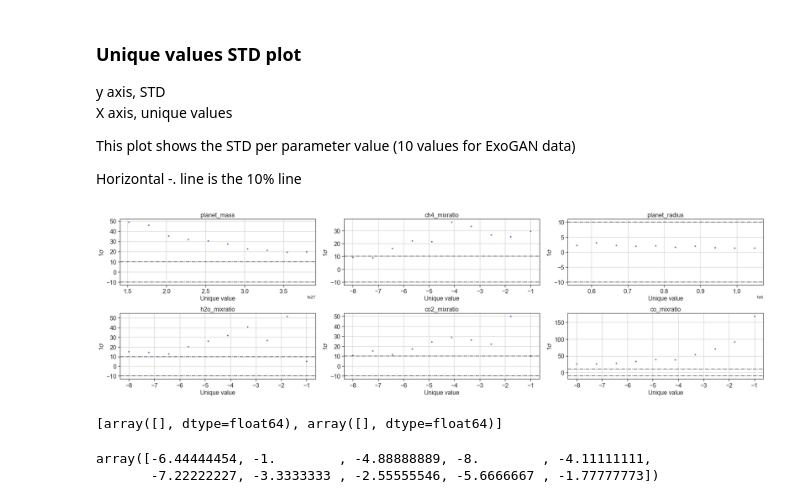
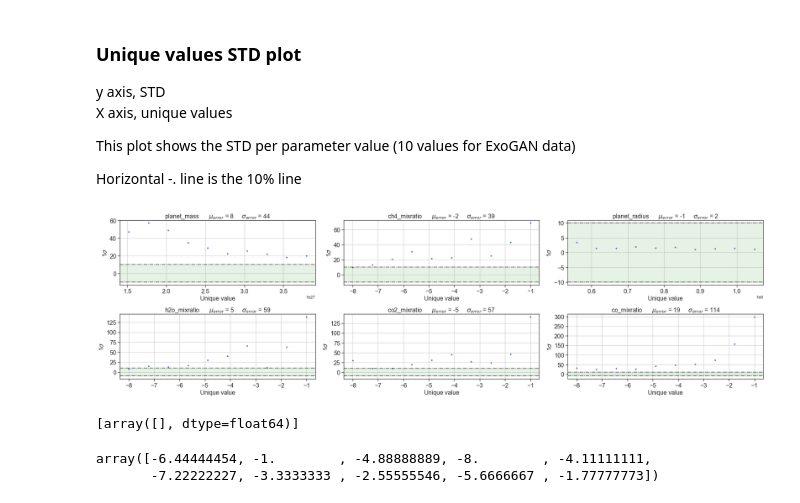
Before and after one commit to deKeijzer/SRON-DCGAN, a Jupyter notebook: notebooks/error analysis.ipynb, the cells around one changed output. Saved outputs shown, nothing was run; the diff lists cells and outputs as text; code cells hidden in the pictures.

```diff
--- a/notebooks/error analysis.ipynb
+++ b/notebooks/error analysis.ipynb
@@ -23,7 +23,7 @@ sns.set(style='ticks')
 # %% [markdown]
 # load inpainting data from the inpainting notebook(s)
 # %%
-general_name = 'hhs_0_5000_1_new_*' # general filename, e.g. 'test' for test_reals.npy, test_inpainteds.npy... etc.
+general_name = 'debug' # general filename, e.g. 'test' for test_reals.npy, test_inpainteds.npy... etc.
 
 # get the file paths of the result files
 reals = glob('gan_data//val_errors//'+general_name+'_reals.npy')
@@ -338,40 +341,42 @@ plt.figure(figsize=((25,10)))
 
 for i,param in enumerate(params):
     uniques = df[param+'_real'].unique()
 
     counts = []
     stds = []
     for unique in uniques:
         t = df[param+'_error'][(df[param+'_real'] == unique)]
         std = t.std()
         count = t.count()
         #print(count, std)
 
         counts.append(count)
         stds.append(std)
 
     plt.subplot(3,3,i+1)
     plt.plot(uniques, stds, '.')
 
     plt.axhline(y=10,  color='black', linestyle='-.', alpha=0.7, label='10%')
     plt.axhline(y=-10,  color='black', linestyle='-.', alpha=0.7)
+    plt.axhspan(10, -10, alpha=0.1, color='green')
 
     """layout"""""
     plt.xticks(fontsize=fontsize)
     plt.yticks(fontsize=fontsize)
 
     plt.grid()
-    plt.title(param, fontsize=fontsize)
+    title_text = r'%s      $\mu_{error}$ = %.0f     $\sigma_{error}$ = %.0f' % (param, df[param+'_error'].mean(), df[param+'_error'].std())
+    plt.title(title_text, fontsize=fontsize)
     plt.xlabel('Unique value', fontsize=fontsize)
     plt.ylabel(r'1$\sigma$', fontsize=fontsize)
     plt.tight_layout()
 # %% [output]
-[figure, old version]
+[figure, new version]
 # %%
 iters = [np.load(iters) for iters in n_iterations]
 iters
 # %% [output]
-[array([], dtype=float64), array([], dtype=float64)]
+[array([], dtype=float64)]
 # %%
 uniques
 # %% [output]
```
Also changed, not shown: parts of 20 cells of this notebook, 13 other files.
